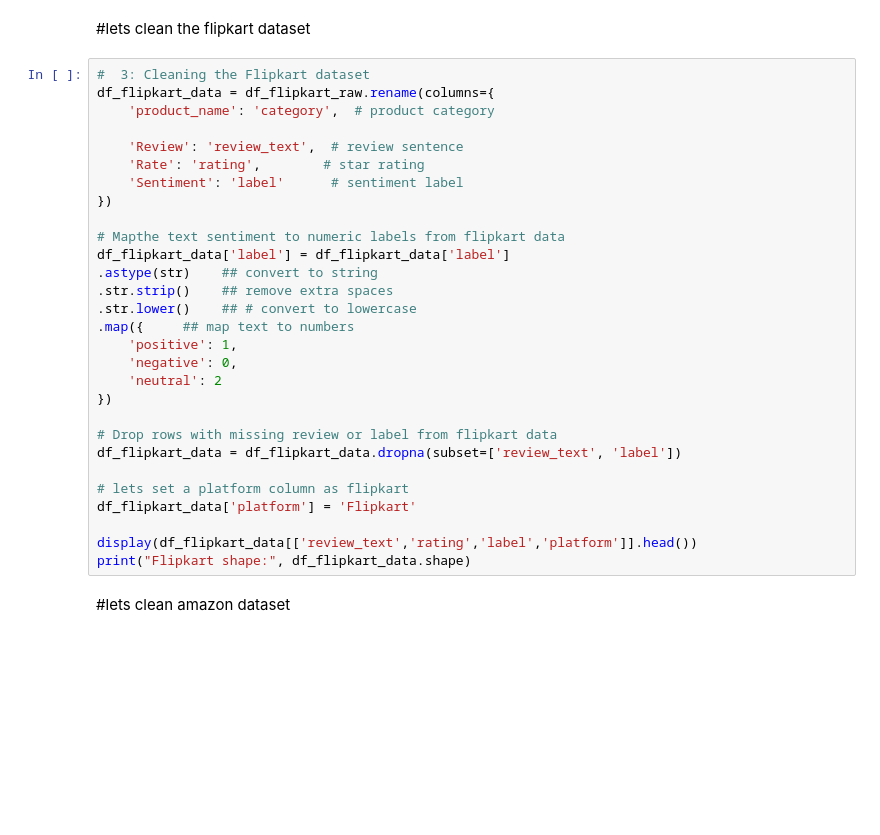
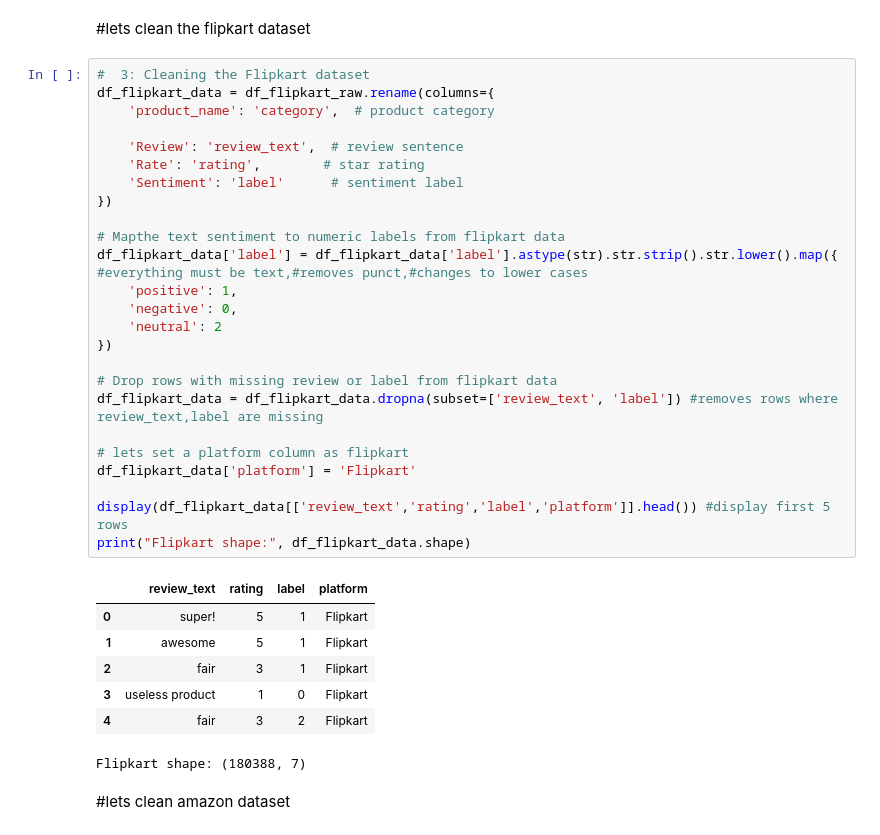
Before and after one commit to maratisiri/fake-review-analysis, a Jupyter notebook: flipkart_product_fake_review_sentimental_analysis (2).ipynb, the cells around one changed output. Drawn from its saved outputs; the diff is of its cells as text; blank space fills up the shorter version.

```diff
--- a/flipkart_product_fake_review_sentimental_analysis (2).ipynb
+++ b/flipkart_product_fake_review_sentimental_analysis (2).ipynb
@@ -59,32 +66,36 @@ ParserError: Error tokenizing data. C error: EOF inside string starting at row 2
 # %%
 #  3: Cleaning the Flipkart dataset
 df_flipkart_data = df_flipkart_raw.rename(columns={
     'product_name': 'category',  # product category
 
     'Review': 'review_text',  # review sentence
     'Rate': 'rating',        # star rating
     'Sentiment': 'label'      # sentiment label
 })
 
 # Mapthe text sentiment to numeric labels from flipkart data
-df_flipkart_data['label'] = df_flipkart_data['label']
-.astype(str)    ## convert to string
-.str.strip()    ## remove extra spaces
-.str.lower()    ## # convert to lowercase
-.map({     ## map text to numbers
+df_flipkart_data['label'] = df_flipkart_data['label'].astype(str).str.strip().str.lower().map({     #everything must be text,#removes punct,#changes to lower cases
     'positive': 1,
     'negative': 0,
     'neutral': 2
 })
 
 # Drop rows with missing review or label from flipkart data
-df_flipkart_data = df_flipkart_data.dropna(subset=['review_text', 'label'])
+df_flipkart_data = df_flipkart_data.dropna(subset=['review_text', 'label']) #removes rows where review_text,label are missing
 
 # lets set a platform column as flipkart
 df_flipkart_data['platform'] = 'Flipkart'
 
-display(df_flipkart_data[['review_text','rating','label','platform']].head())
+display(df_flipkart_data[['review_text','rating','label','platform']].head()) #display first 5 rows
 print("Flipkart shape:", df_flipkart_data.shape)
+# %% [output]
+|  | review_text | rating | label | platform |
+| 0 | super! | 5 | 1 | Flipkart |
+| 1 | awesome | 5 | 1 | Flipkart |
+| 2 | fair | 3 | 1 | Flipkart |
+| 3 | useless product | 1 | 0 | Flipkart |
+| 4 | fair | 3 | 2 | Flipkart |
+Flipkart shape: (180388, 7)
 # %% [markdown]
 #lets clean amazon dataset
 # %%
```
Also changed, not shown: parts of 25 cells of this notebook.
